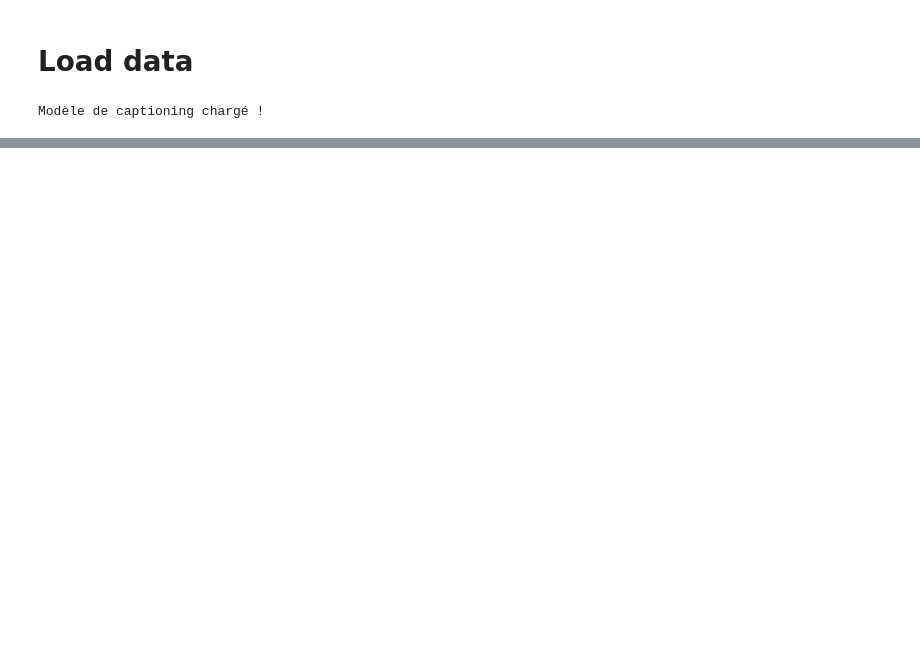
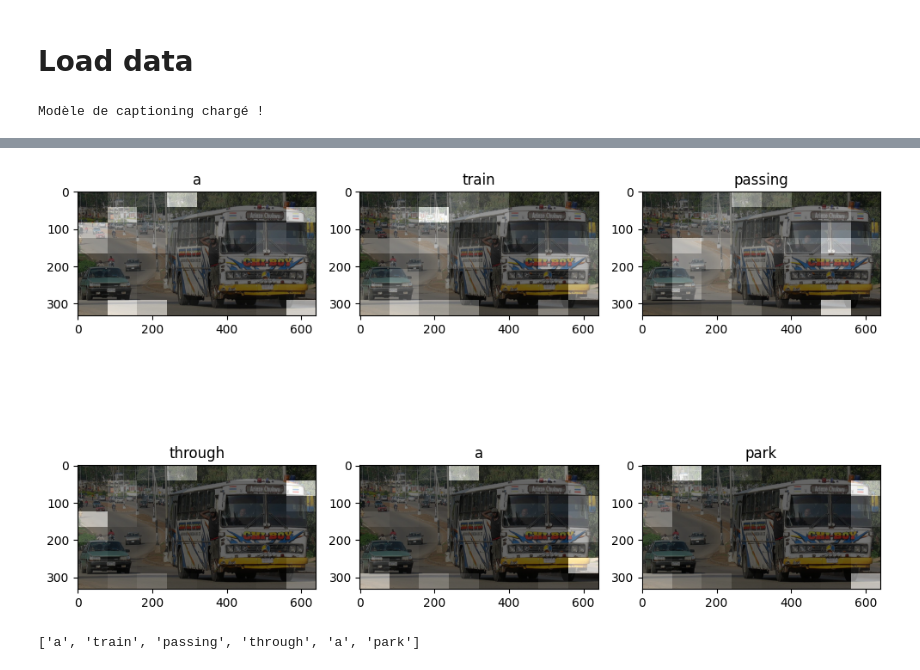
Before and after one commit to ArnaudHit/DataScience-ProjetLeyenda, a Jupyter notebook: Livrable final.ipynb, the cells around one changed output, grey strips where cells are left out. Drawn from its saved outputs; the diff is of its cells as text; code cells hidden in the pictures; blank space fills up the shorter version.

```diff
--- a/Livrable final.ipynb
+++ b/Livrable final.ipynb
@@ -57,9 +57,9 @@ def load_image(image_path):
         4. Normalisation des pîxels de l'image entre -1 et 1
     """
     # Lecture du fichier image
-    img = tf.io.read_file(image_path)
+    img = image_path
     # Decodage de l'image en RGB
-    img = tf.image.decode_jpeg(img, channels=3)
+     #img = tf.image.decode_jpeg(img, channels=3)
     # Redimensionnement de l'image en taille (299, 299)
     img = tf.image.resize(img, (299, 299))
     # Normalisation des pîxels de l'image entre -1 et 1
@@ -182,9 +182,10 @@ def load_image(image_path):
         4. Normalisation des pîxels de l'image entre -1 et 1
     """
     # Lecture du fichier image
-    img = tf.io.read_file(image_path)
+    #img = tf.io.read_file(image_path)
     # Decodage de l'image en RGB
-    img = tf.image.decode_jpeg(img, channels=3)
+    #img = tf.image.decode_jpeg(img, channels=3)
+    img = image_path
     # Redimensionnement de l'image en taille (299, 299)
     img = tf.image.resize(img, (299, 299))
     # Normalisation des pîxels de l'image entre -1 et 1
@@ -271,21 +272,18 @@ for img in image_file:
     tf_img = tf.keras.preprocessing.image.load_img(image_path, target_size=(128, 128))
     pred = classifier.predict(tf.expand_dims(tf_img, 0))
     score = tf.nn.softmax(pred[0])
-    if score[0] > 0.5:
+    if score[1] > 0.5:
         # denoise image
         image = denoiser.predict(tf.expand_dims(tf.keras.preprocessing.image.load_img(image_path, target_size=(256, 256)), 0))
         # numpy array to img
-        ### DJAYAN ICI STP
-        ### En gros il faut renvoyer une IMAGE à la fonction evaluate
-        #image = tf.keras.preprocessing.image.array_to_img(image)
+        image = image[0]*255
+        image = tf.keras.preprocessing.image.array_to_img(image)
         # get caption
-        result, attention_plot = evaluate(img)
+        result, attention_plot = evaluate(image)
         # remove <start> and <end> from caption
-        result = result[1:-1]
-        # convert caption from list to string
-        caption = ' '.join(result)
+        result = result[:-1]
         # append image, caption, and attention to list
         list_of_images.append(img)
-        list_of_captions.append(caption)
+        list_of_captions.append(result)
         list_of_attention.append(attention_plot)
 # %% [output]
@@ -309,0 +307,19 @@ KeyboardInterrupt:
+# %%
+from PIL import Image
+# print random attention plot and caption from list
+import random
+# get random index
+index = random.randint(0, len(list_of_captions)-1)
+# get random image
+imgplot = list_of_images[index]
+# get random caption
+caption = list_of_captions[index]
+# get random attention plot
+attention_plot = list_of_attention[index]
+# plot image with attention
+plot_attention(imgplot, caption, attention_plot)
+# print caption
+print(caption)
+# %% [output]
+[figure, added]
+['a', 'train', 'passing', 'through', 'a', 'park']
```
Also changed, not shown: parts of 5 cells of this notebook.
